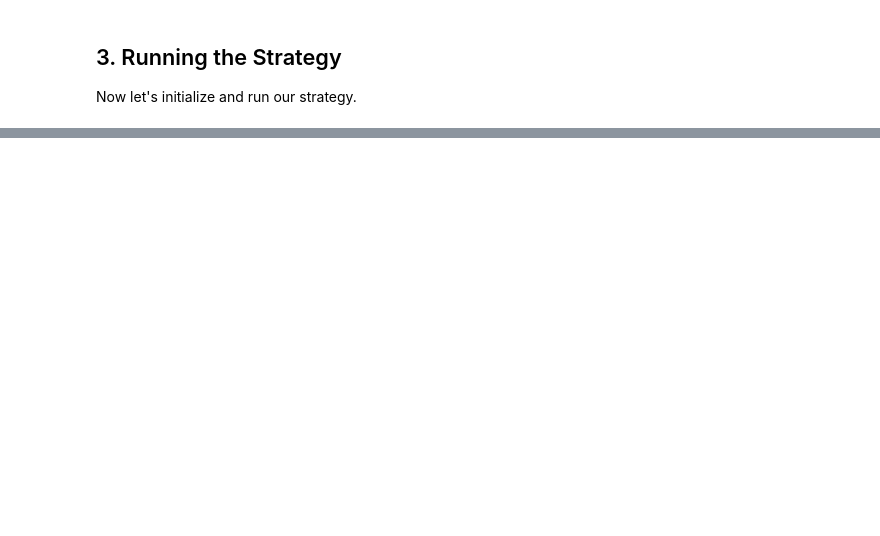
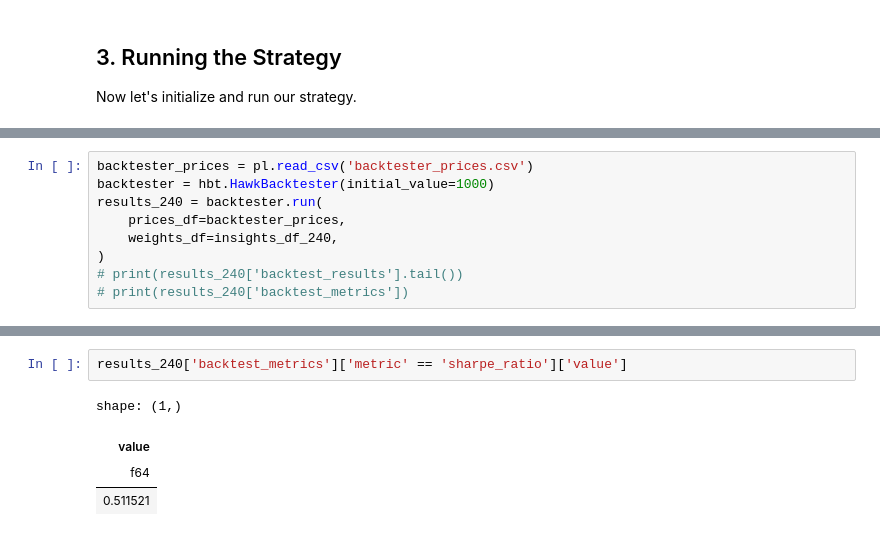
Before and after one commit to ccmaloney/CTG_QIS_Hackathon_sp2025, a Jupyter notebook: quant_strategy_example.ipynb, the cells around one changed output, grey strips where cells are left out. Saved outputs shown, nothing was run; the diff lists cells and outputs as text; blank space fills up the shorter version.

```diff
--- a/quant_strategy_example.ipynb
+++ b/quant_strategy_example.ipynb
@@ -427,0 +416,9 @@ hbt.HawkBacktester(
+# %%
+backtester_prices = pl.read_csv('backtester_prices.csv')
+backtester = hbt.HawkBacktester(initial_value=1000)
+results_240 = backtester.run(
+    prices_df=backtester_prices,
+    weights_df=insights_df_240,
+)
+# print(results_240['backtest_results'].tail())
+# print(results_240['backtest_metrics'])
@@ -427,0 +434,7 @@ hbt.HawkBacktester(
+# %%
+results_240['backtest_metrics']['metric' == 'sharpe_ratio']['value']
+# %% [output]
+shape: (1,)
+| value |
+| f64 |
+| 0.511521 |
```
Also changed, not shown: parts of 31 cells of this notebook, 12 other files.
